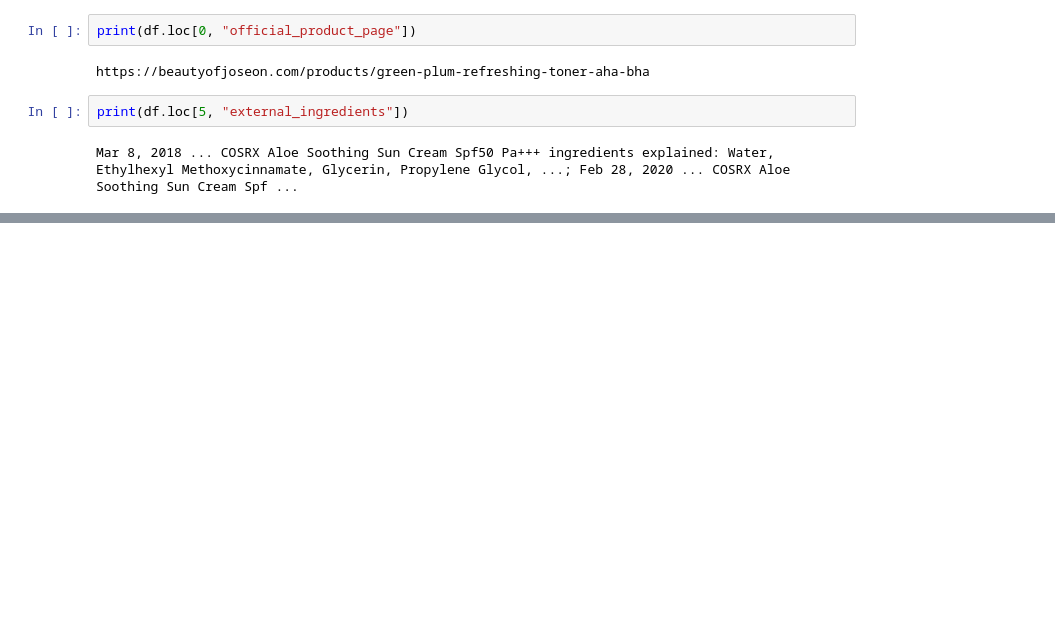
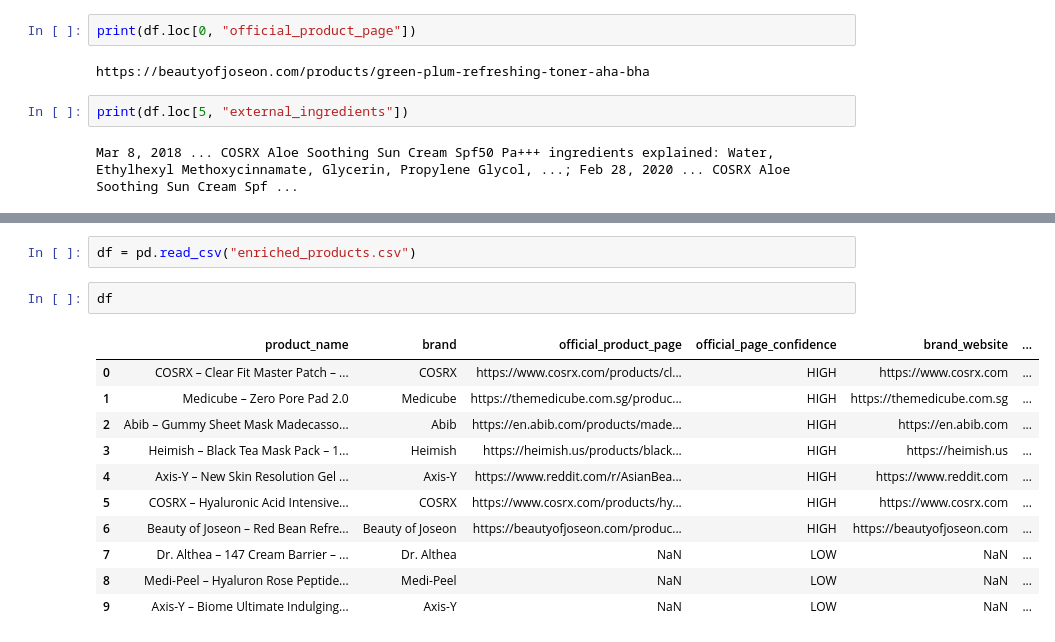
Before and after one commit to wont-laylow/sraper_and_validation_proj, a Jupyter notebook: day_2/notebook.ipynb, the cells around one changed output, grey strips where cells are left out. Cells and saved outputs as stored; diff of their text form; blank space fills up the shorter version.

```diff
--- a/day_2/notebook.ipynb
+++ b/day_2/notebook.ipynb
@@ -41,0 +84,16 @@ Mar 8, 2018 ... COSRX Aloe Soothing Sun Cream Spf50 Pa+++ ingredients explained:
+# %%
+df = pd.read_csv("enriched_products.csv")
+# %%
+df
+# %% [output]
+|  | product_name | brand | official_product_page | official_page_confidence | brand_website | ... |
+| 0 | COSRX – Clear Fit Master Patch – ... | COSRX | https://www.cosrx.com/products/cl... | HIGH | https://www.cosrx.com | ... |
+| 1 | Medicube – Zero Pore Pad 2.0 | Medicube | https://themedicube.com.sg/produc... | HIGH | https://themedicube.com.sg | ... |
+| 2 | Abib – Gummy Sheet Mask Madecasso... | Abib | https://en.abib.com/products/made... | HIGH | https://en.abib.com | ... |
+| 3 | Heimish – Black Tea Mask Pack – 1... | Heimish | https://heimish.us/products/black... | HIGH | https://heimish.us | ... |
+| 4 | Axis-Y – New Skin Resolution Gel ... | Axis-Y | https://www.reddit.com/r/AsianBea... | HIGH | https://www.reddit.com | ... |
+| 5 | COSRX – Hyaluronic Acid Intensive... | COSRX | https://www.cosrx.com/products/hy... | HIGH | https://www.cosrx.com | ... |
+| 6 | Beauty of Joseon – Red Bean Refre... | Beauty of Joseon | https://beautyofjoseon.com/produc... | HIGH | https://beautyofjoseon.com | ... |
+| 7 | Dr. Althea – 147 Cream Barrier – ... | Dr. Althea | NaN | LOW | NaN | ... |
+| 8 | Medi-Peel – Hyaluron Rose Peptide... | Medi-Peel | NaN | LOW | NaN | ... |
+| 9 | Axis-Y – Biome Ultimate Indulging... | Axis-Y | NaN | LOW | NaN | ... |
```
Also changed, not shown: parts of 8 cells of this notebook, 4 other files.
